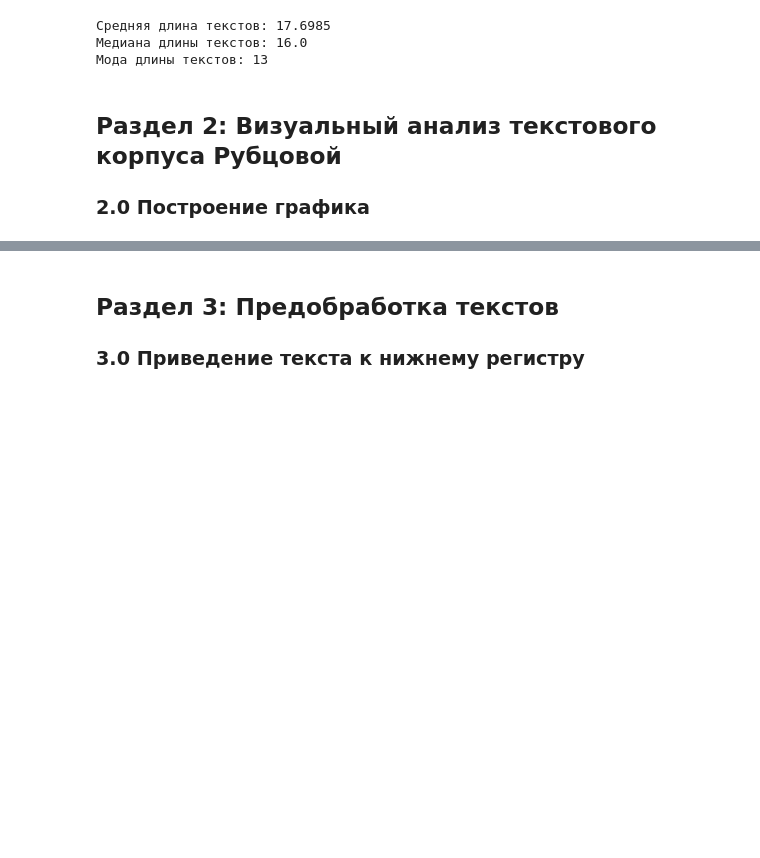
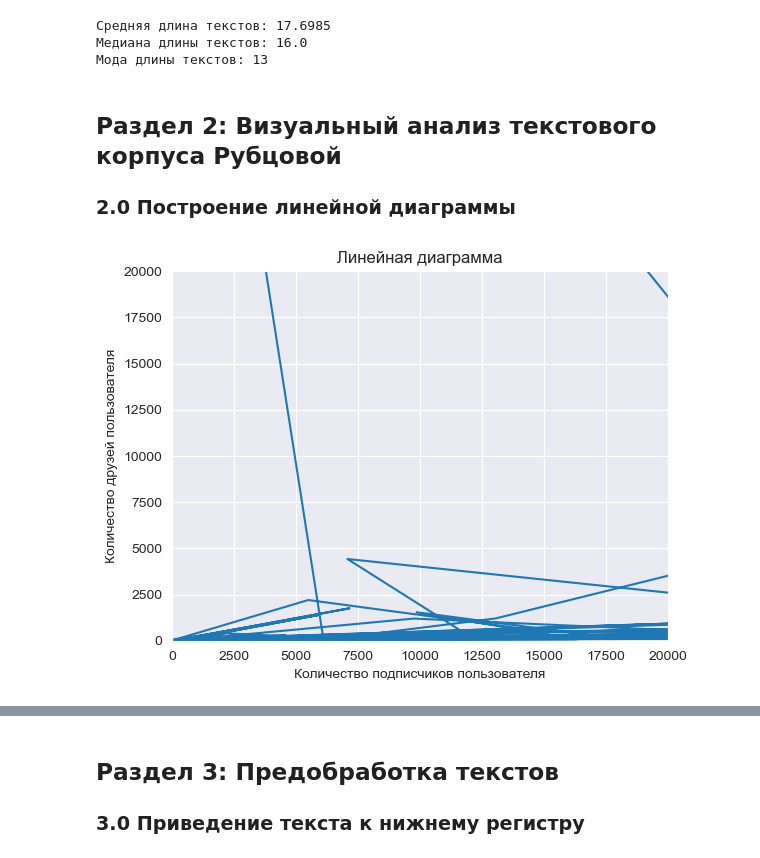
Before and after one commit to vadimpavliukevich/intro_to_ml_lab2, a Jupyter notebook: lab2.ipynb, the cells around one changed output, grey strips where cells are left out. Drawn from its saved outputs; the diff is of its cells as text; code cells hidden in the pictures; blank space fills up the shorter version.

Commit message:
All but graphs

```diff
--- a/lab2.ipynb
+++ b/lab2.ipynb
@@ -102,4 +106,16 @@ print(f'Средняя длина текстов: {statistics.mean(df["tlength"]
 Мода длины текстов: 13
 # %% [markdown]
 ## Раздел 2: Визуальный анализ текстового корпуса Рубцовой
-### 2.0 Построение графика
+### 2.0 Построение линейной диаграммы
+# %%
+x = df['tfol'].head(100)
+y = df['tfrien'].head(100)
+plt.plot(x, y)
+plt.title("Линейная диаграмма")
+plt.xlabel('Количество подписчиков пользователя')
+plt.ylabel('Количество друзей пользователя')
+plt.xlim(0, 20000)
+plt.ylim(0, 20000)
+plt.show()
+# %% [output]
+[figure, added]
```
Also changed, not shown: parts of 9 cells of this notebook.
